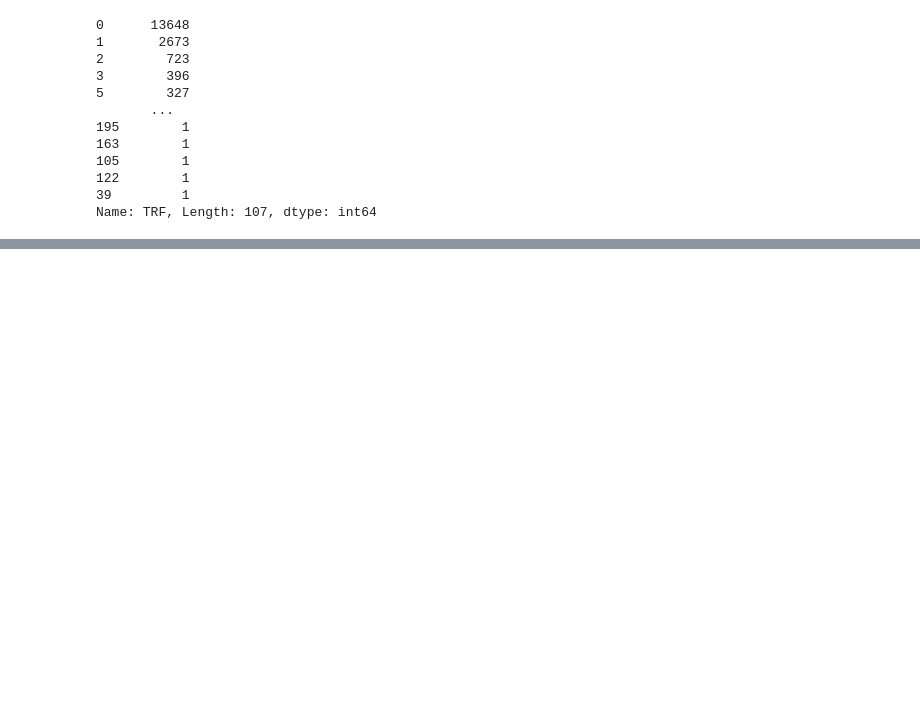
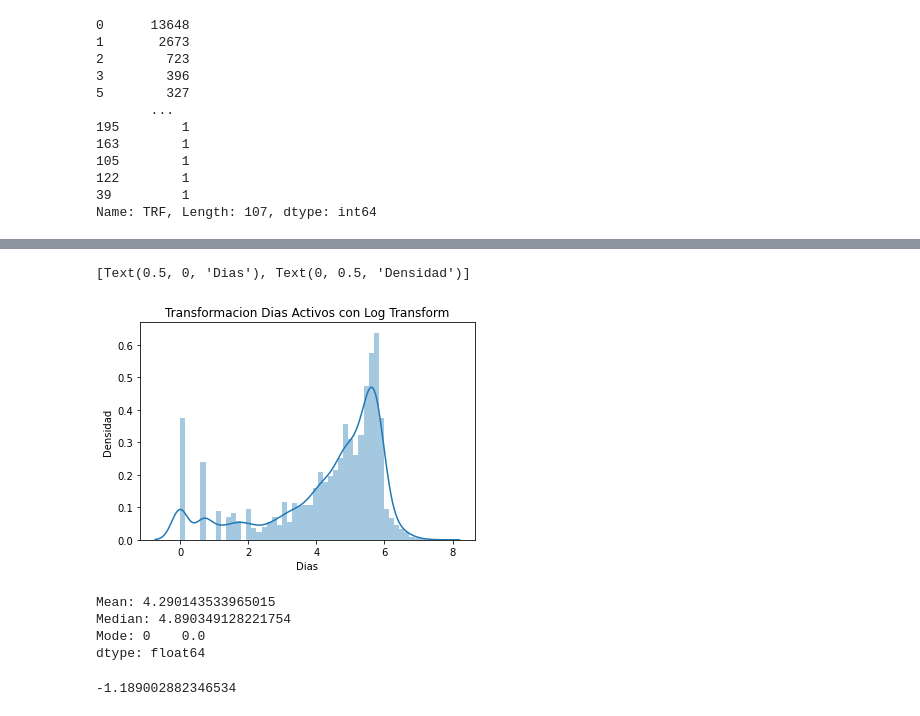
Before and after one commit to CeciliaRoldan/Pycantes, a Jupyter notebook: notebooks/normalizando_features_numericos.ipynb, the cells around one changed output, grey strips where cells are left out. Drawn from its saved outputs; the diff is of its cells as text; code cells hidden in the pictures; blank space fills up the shorter version.

```diff
--- a/notebooks/normalizando_features_numericos.ipynb
+++ b/notebooks/normalizando_features_numericos.ipynb
@@ -573,0 +597,3 @@ Name: TRF, Length: 107, dtype: int64
+# %%
+df = active_days.dt.days.agg(lambda x: np.log(x+1))
+df
@@ -573,0 +613,20 @@ Name: TRF, Length: 107, dtype: int64
+# %%
+v = sns.distplot(df)
+v.set_title('Transformacion Dias Activos con Log Transform')
+v.set(xlabel='Dias', ylabel='Densidad')
+# %% [output]
+[Text(0.5, 0, 'Dias'), Text(0, 0.5, 'Densidad')]
+[figure, added]
+# %%
+print('Mean:', df.mean())
+print('Median:', df.median())
+print('Mode:', df.mode())
+# %% [output]
+Mean: 4.290143533965015
+Median: 4.890349128221754
+Mode: 0    0.0
+dtype: float64
+# %%
+df.skew()
+# %% [output]
+-1.189002882346534
```
Also changed, not shown: parts of 20 cells of this notebook, 17 other files.
